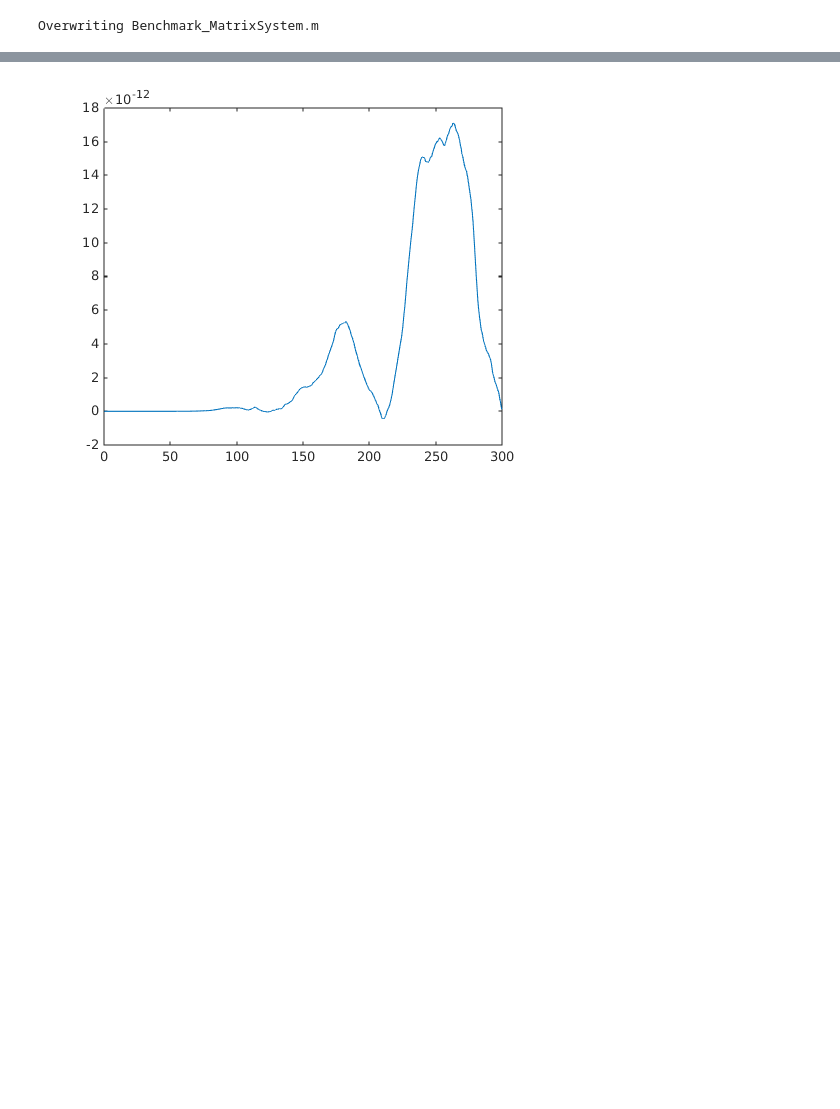
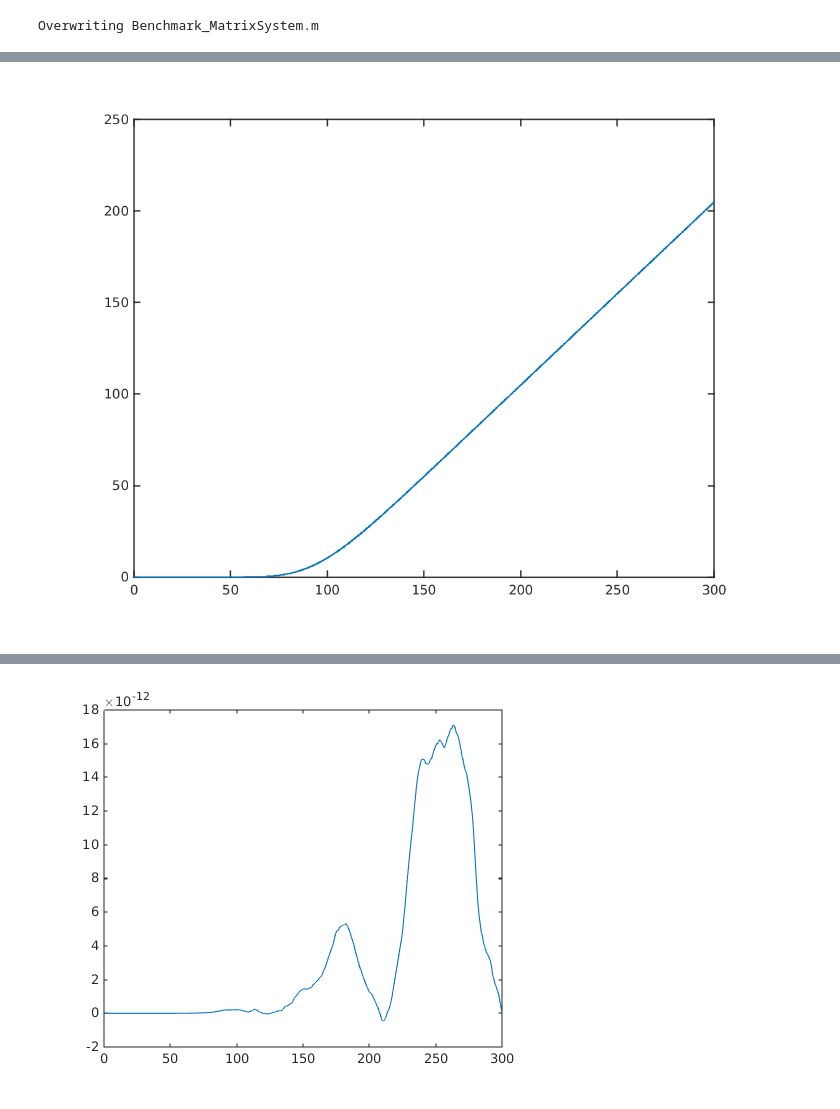
Before and after one commit to poeticcapybara/LisbonITN2014, a Jupyter notebook: notebooks/Benchmark-MatrixSystem.ipynb, the cells around one changed output, grey strips where cells are left out. Saved outputs shown, nothing was run; the diff lists cells and outputs as text; code cells hidden in the pictures; blank space fills up the shorter version.

```diff
--- a/notebooks/Benchmark-MatrixSystem.ipynb
+++ b/notebooks/Benchmark-MatrixSystem.ipynb
@@ -39,0 +65,7 @@ bc[-1,:] = dt*A[-2,-1]*(s[-1]-K*exp(-r*t))
+# %%
+%%timeit
+
+v1d = maximum(s[1:-1]-K,0)
+
+for i in range(nt-1):
+    v1d = solve(AA_dense,v1d+bc[:,i+1])
@@ -144,0 +291,13 @@ Overwriting Benchmark_MatrixSystem.m
+# %%
+%%matlab
+
+plot(s(2:end-1),v1)
+tic;
+v1 = max(s(2:end-1)-K,0);
+for i=1:nt-1
+    v1 = AA\(v1+bc(:,i+1));
+end
+toc;
+% around 60ms
+plot(s(2:end-1),v1)
+# %% [output]
@@ -144,0 +305 @@ Overwriting Benchmark_MatrixSystem.m
+[figure, added]
```
Also changed, not shown: parts of 32 cells of this notebook.
